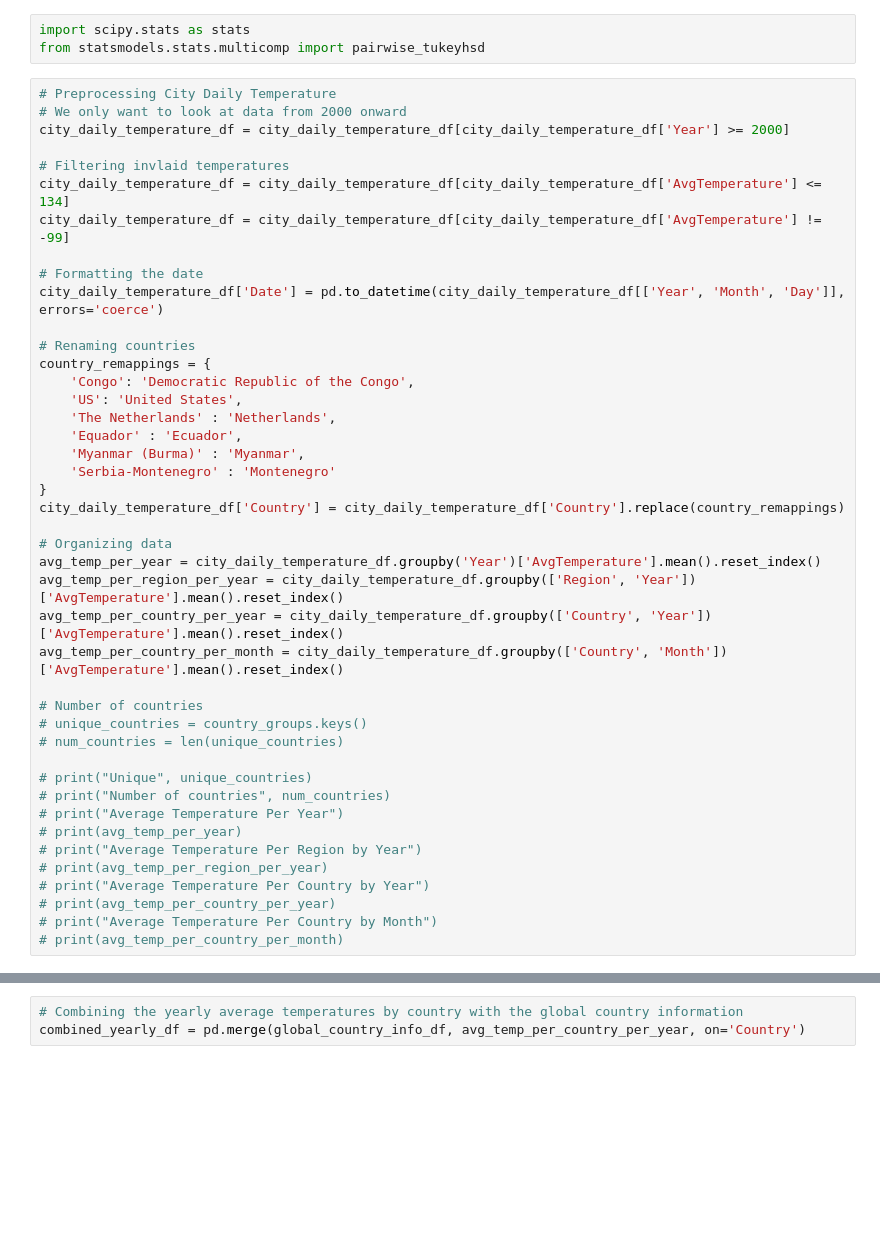
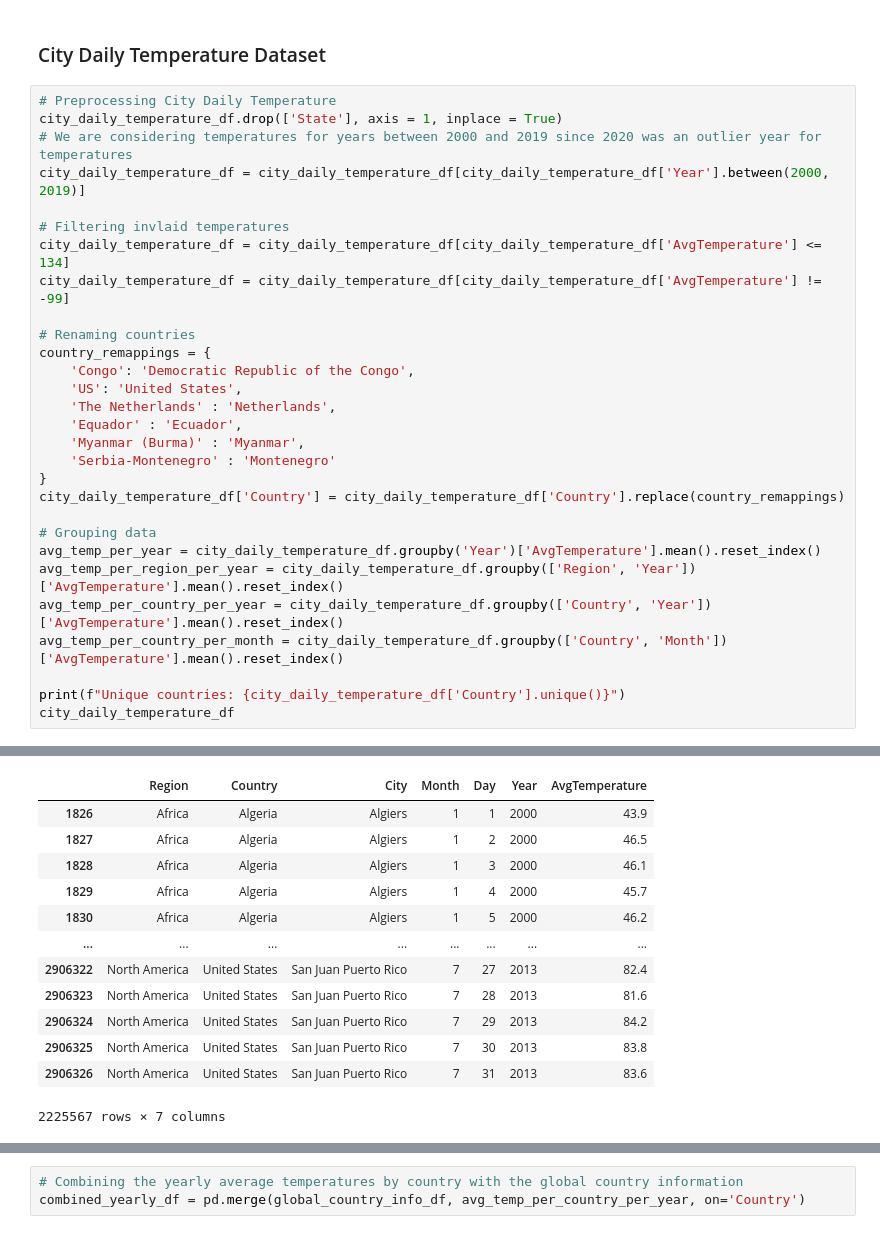
Before and after one commit to evannt/MotherNature, a Jupyter notebook: mother_nature.ipynb, the cells around one changed output, grey strips where cells are left out. Saved outputs shown, nothing was run; the diff lists cells and outputs as text; blank space fills up the shorter version.

```diff
--- a/mother_nature.ipynb
+++ b/mother_nature.ipynb
@@ -16,17 +14,14 @@ print(global_country_info_df.shape)
-# %%
-import scipy.stats as stats
-from statsmodels.stats.multicomp import pairwise_tukeyhsd
+# %% [markdown]
+### City Daily Temperature Dataset
 # %%
 # Preprocessing City Daily Temperature
-# We only want to look at data from 2000 onward
-city_daily_temperature_df = city_daily_temperature_df[city_daily_temperature_df['Year'] >= 2000]
+city_daily_temperature_df.drop(['State'], axis = 1, inplace = True)
+# We are considering temperatures for years between 2000 and 2019 since 2020 was an outlier year for temperatures
+city_daily_temperature_df = city_daily_temperature_df[city_daily_temperature_df['Year'].between(2000, 2019)]
 
 # Filtering invlaid temperatures
 city_daily_temperature_df = city_daily_temperature_df[city_daily_temperature_df['AvgTemperature'] <= 134]
 city_daily_temperature_df = city_daily_temperature_df[city_daily_temperature_df['AvgTemperature'] != -99]
-
-# Formatting the date
-city_daily_temperature_df['Date'] = pd.to_datetime(city_daily_temperature_df[['Year', 'Month', 'Day']], errors='coerce')
 
 # Renaming countries
 country_remappings = {
@@ -39,23 +34,12 @@ country_remappings = {
 }
 city_daily_temperature_df['Country'] = city_daily_temperature_df['Country'].replace(country_remappings)
 
-# Organizing data
+# Grouping data
 avg_temp_per_year = city_daily_temperature_df.groupby('Year')['AvgTemperature'].mean().reset_index()
 avg_temp_per_region_per_year = city_daily_temperature_df.groupby(['Region', 'Year'])['AvgTemperature'].mean().reset_index()
 avg_temp_per_country_per_year = city_daily_temperature_df.groupby(['Country', 'Year'])['AvgTemperature'].mean().reset_index()
 avg_temp_per_country_per_month = city_daily_temperature_df.groupby(['Country', 'Month'])['AvgTemperature'].mean().reset_index()
 
-# Number of countries
-# unique_countries = country_groups.keys()
-# num_countries = len(unique_countries)
-
-# print("Unique", unique_countries)
-# print("Number of countries", num_countries)
-# print("Average Temperature Per Year")
-# print(avg_temp_per_year)
-# print("Average Temperature Per Region by Year")
-# print(avg_temp_per_region_per_year)
-# print("Average Temperature Per Country by Year")
-# print(avg_temp_per_country_per_year)
-# print("Average Temperature Per Country by Month")
-# print(avg_temp_per_country_per_month)
+print(f"Unique countries: {city_daily_temperature_df['Country'].unique()}")
+city_daily_temperature_df
+# %% [output]
@@ -61,0 +63,13 @@ avg_temp_per_country_per_month = city_daily_temperature_df.groupby(['Country', '
+|  | Region | Country | City | Month | Day | Year | AvgTemperature |
+| 1826 | Africa | Algeria | Algiers | 1 | 1 | 2000 | 43.9 |
+| 1827 | Africa | Algeria | Algiers | 1 | 2 | 2000 | 46.5 |
+| 1828 | Africa | Algeria | Algiers | 1 | 3 | 2000 | 46.1 |
+| 1829 | Africa | Algeria | Algiers | 1 | 4 | 2000 | 45.7 |
+| 1830 | Africa | Algeria | Algiers | 1 | 5 | 2000 | 46.2 |
+| ... | ... | ... | ... | ... | ... | ... | ... |
+| 2906322 | North America | United States | San Juan Puerto Rico | 7 | 27 | 2013 | 82.4 |
+| 2906323 | North America | United States | San Juan Puerto Rico | 7 | 28 | 2013 | 81.6 |
+| 2906324 | North America | United States | San Juan Puerto Rico | 7 | 29 | 2013 | 84.2 |
+| 2906325 | North America | United States | San Juan Puerto Rico | 7 | 30 | 2013 | 83.8 |
+| 2906326 | North America | United States | San Juan Puerto Rico | 7 | 31 | 2013 | 83.6 |
+2225567 rows × 7 columns
```
Also changed, not shown: parts of 11 cells of this notebook.
